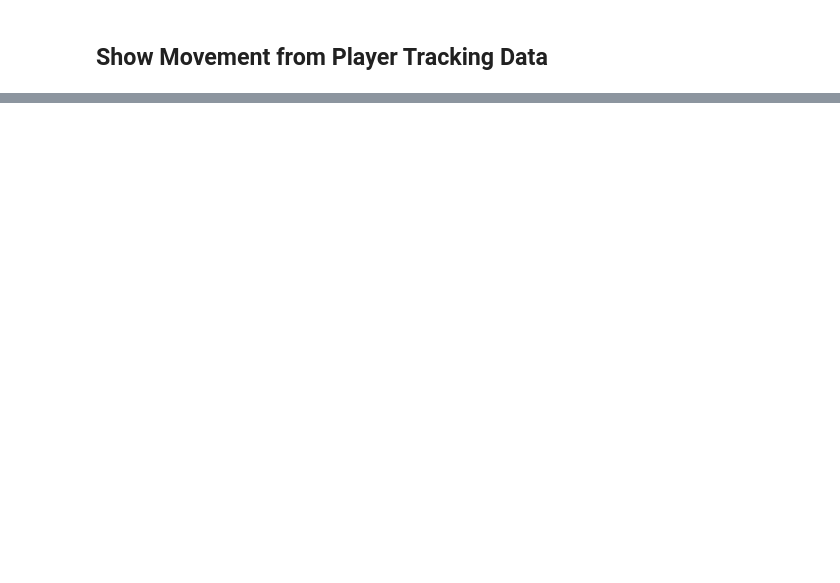
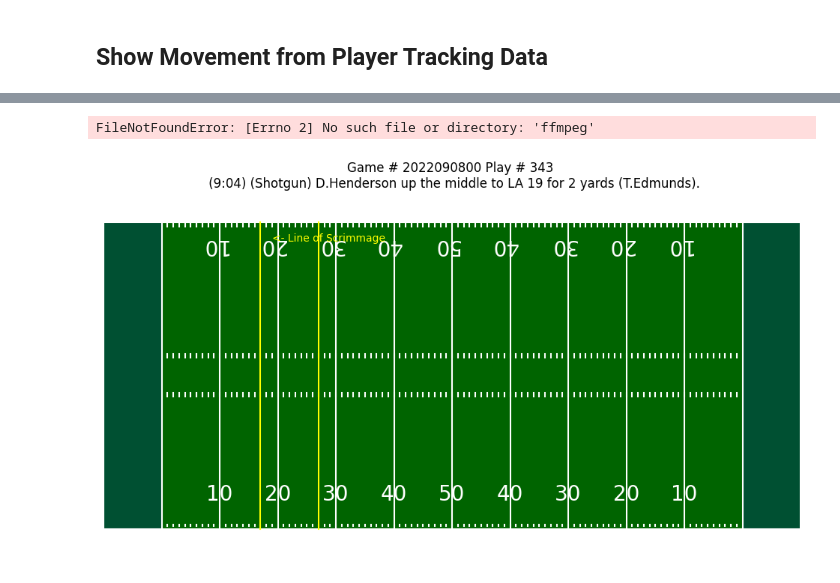
Before and after one commit to PaulASeward/CastleDefense, a Jupyter notebook: visualizeGreenField.ipynb, the cells around one changed output, grey strips where cells are left out. Cells and saved outputs as stored; diff of their text form; code cells hidden in the pictures; blank space fills up the shorter version.

Commit message:
add save animate method.

```diff
--- a/visualizeGreenField.ipynb
+++ b/visualizeGreenField.ipynb
@@ -27,0 +28,21 @@ plot_play_tracked_movements(playId, gameId, week)
+# %%
+import warnings
+from matplotlib.animation import FFMpegWriter
+from IPython.display import Video, display
+import matplotlib
+
+warnings.filterwarnings('ignore')
+%matplotlib inline
+
+plt.close()
+
+gameId, playId, week = 2022090800, 343, 1
+anim = animate_player_movement(gameId=gameId, playId=playId, weekNumber=week)
+
+writer = FFMpegWriter(fps=10)
+anim.save('animation_notrail.mp4', writer=writer)
+
+Video("animation_notrail.mp4")
+# %% [output]
+FileNotFoundError: [Errno 2] No such file or directory: 'ffmpeg'
+[figure, added]
```
Also changed, not shown: parts of 4 cells of this notebook, 1 other file.
